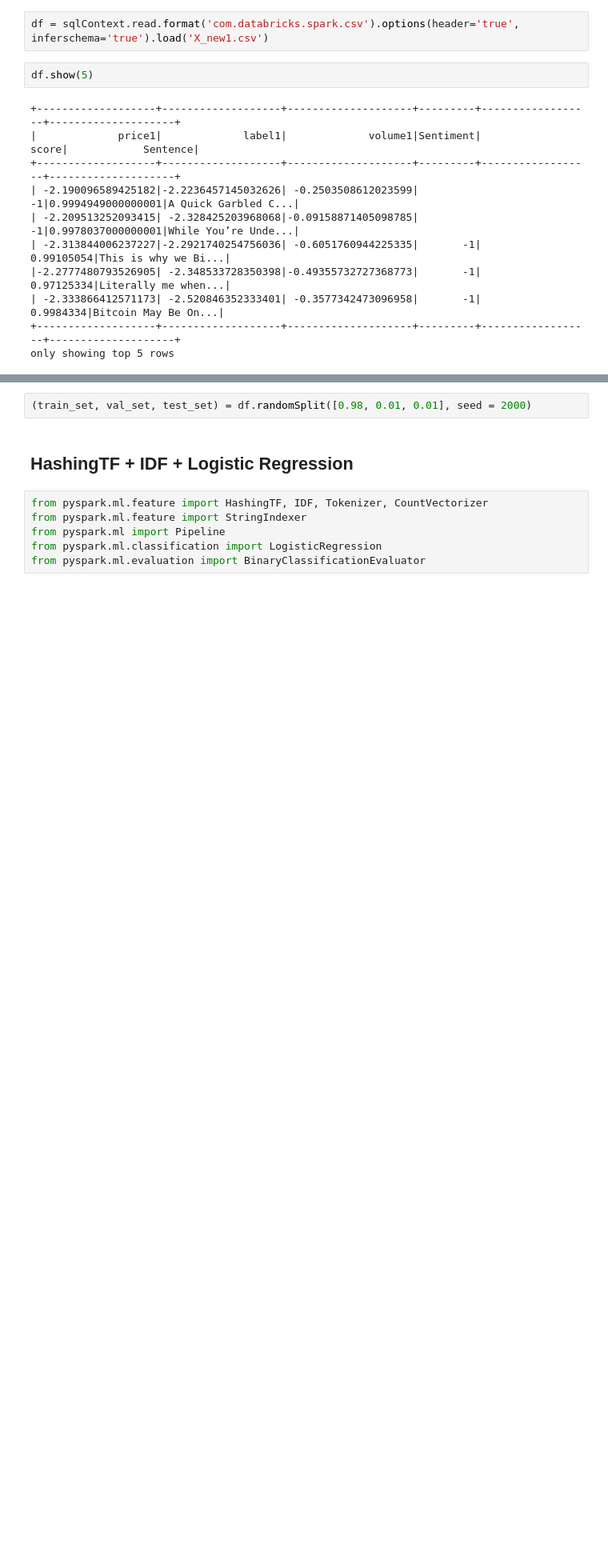
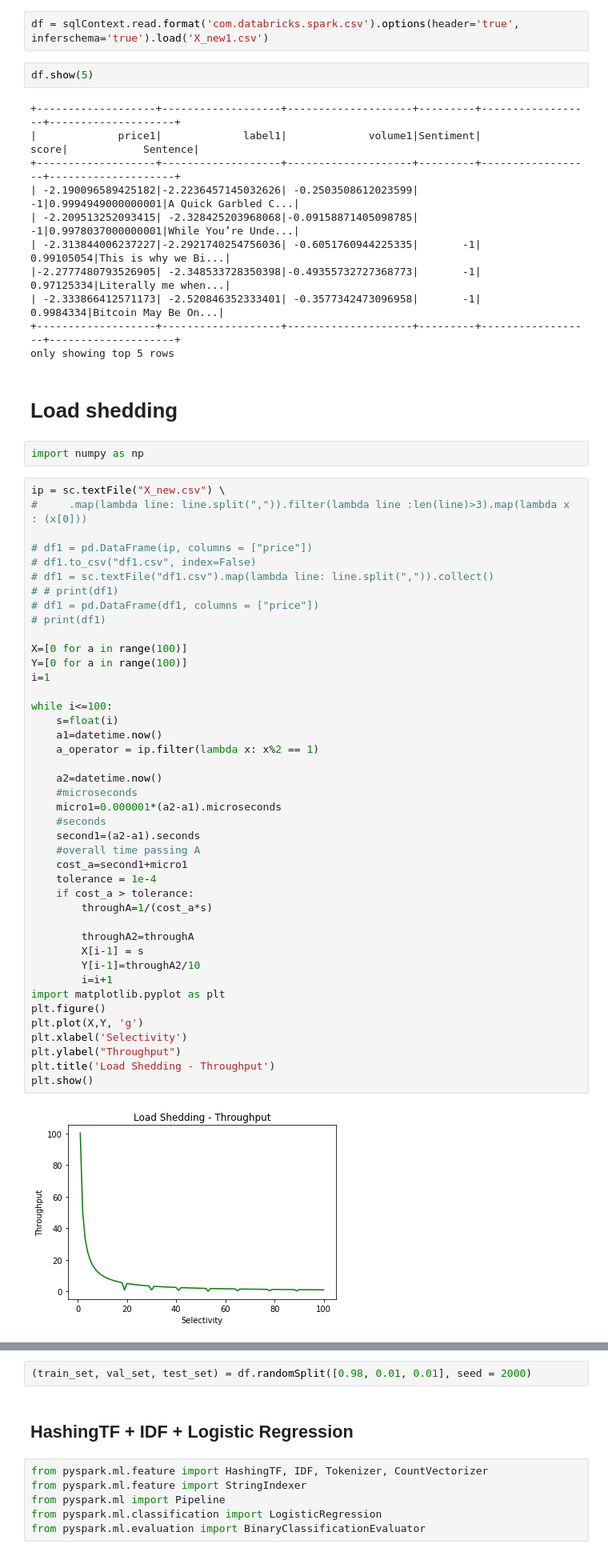
Before and after one commit to vedantdave18/Cryptocurrency-correlation-analysis, a Jupyter notebook: src/pyspark_reddit.ipynb, the cells around one changed output, grey strips where cells are left out. Shown at 80% size. Cells and saved outputs as stored; diff of their text form; blank space fills up the shorter version.

```diff
--- a/src/pyspark_reddit.ipynb
+++ b/src/pyspark_reddit.ipynb
@@ -84,3 +85,51 @@ df.show(5)
 | -2.333866412571173| -2.520846352333401| -0.3577342473096958|       -1|         0.9984334|Bitcoin May Be On...|
 +-------------------+-------------------+--------------------+---------+------------------+--------------------+
 only showing top 5 rows
+# %% [markdown]
+# Load shedding
+# %%
+import numpy as np
+# %%
+ip = sc.textFile("X_new.csv") \
+#     .map(lambda line: line.split(",")).filter(lambda line :len(line)>3).map(lambda x : (x[0]))
+
+# df1 = pd.DataFrame(ip, columns = ["price"])
+# df1.to_csv("df1.csv", index=False)
+# df1 = sc.textFile("df1.csv").map(lambda line: line.split(",")).collect()
+# # print(df1)
+# df1 = pd.DataFrame(df1, columns = ["price"])
+# print(df1)
+
+X=[0 for a in range(100)]
+Y=[0 for a in range(100)]
+i=1
+
+while i<=100:
+    s=float(i)
+    a1=datetime.now()
+    a_operator = ip.filter(lambda x: x%2 == 1)
+
+    a2=datetime.now()
+    #microseconds
+    micro1=0.000001*(a2-a1).microseconds
+    #seconds
+    second1=(a2-a1).seconds
+    #overall time passing A
+    cost_a=second1+micro1
+    tolerance = 1e-4
+    if cost_a > tolerance:
+        throughA=1/(cost_a*s)
+
+        throughA2=throughA
+        X[i-1] = s
+        Y[i-1]=throughA2/10
+        i=i+1
+import matplotlib.pyplot as plt
+plt.figure()
+plt.plot(X,Y, 'g')
+plt.xlabel('Selectivity')
+plt.ylabel("Throughput")
+plt.title('Load Shedding - Throughput')
+plt.show()
+# %% [output]
+[figure, added]
```
Also changed, not shown: parts of 7 cells of this notebook.
